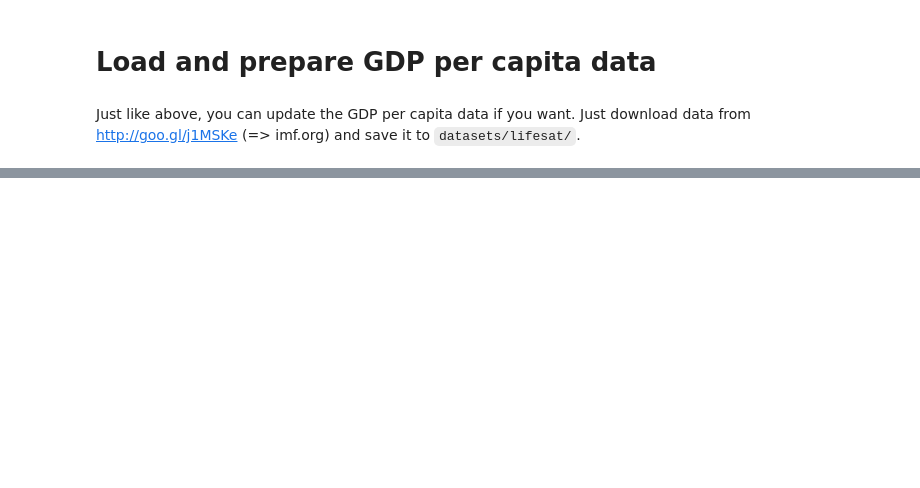
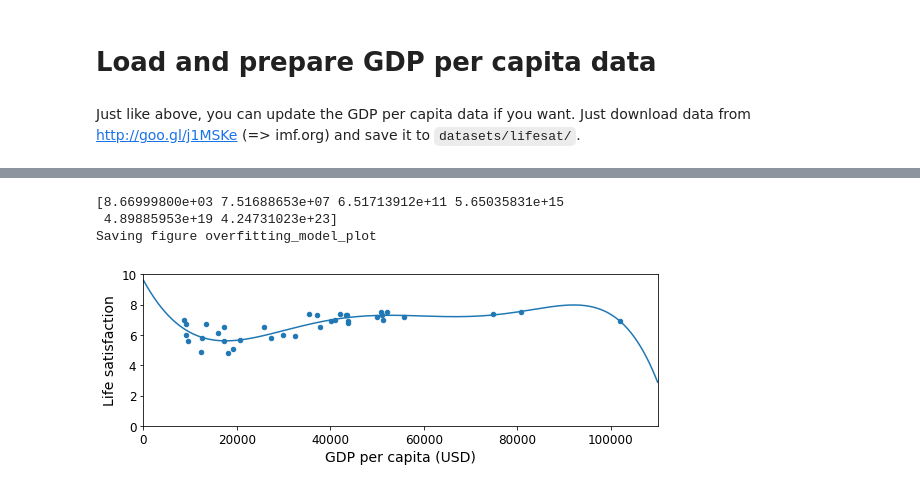
Before and after one commit to romangrothausmann/handson-ml2, a Jupyter notebook: 01_the_machine_learning_landscape.ipynb, the cells around one changed output, grey strips where cells are left out. Cells and saved outputs as stored; diff of their text form; code cells hidden in the pictures; blank space fills up the shorter version.

Commit message:
print poly features

```diff
--- a/01_the_machine_learning_landscape.ipynb
+++ b/01_the_machine_learning_landscape.ipynb
@@ -417,20 +509,27 @@ plt.show()
 # %%
 full_country_stats.plot(kind='scatter', x="GDP per capita", y='Life satisfaction', figsize=(8,3))
 plt.axis([0, 110000, 0, 10])
 
 from sklearn import preprocessing
 from sklearn import pipeline
 
 poly = preprocessing.PolynomialFeatures(degree=6, include_bias=False)
+X_poly= poly.fit_transform(Xfull)
+print(X_poly[0])
 scaler = preprocessing.StandardScaler()
 lin_reg2 = linear_model.LinearRegression()
 
 pipeline_reg = pipeline.Pipeline([('poly', poly), ('scal', scaler), ('lin', lin_reg2)])
 pipeline_reg.fit(Xfull, yfull)
 curve = pipeline_reg.predict(X[:, np.newaxis])
 plt.plot(X, curve)
 plt.xlabel("GDP per capita (USD)")
 save_fig('overfitting_model_plot',fig_extension='svg')
 plt.show()
+# %% [output]
+[8.66999800e+03 7.51688653e+07 6.51713912e+11 5.65035831e+15
+ 4.89885953e+19 4.24731023e+23]
+Saving figure overfitting_model_plot
+[figure, added]
 # %%
 full_country_stats.loc[[c for c in full_country_stats.index if "W" in c.upper()]]["Life satisfaction"]
```
Also changed, not shown: parts of 21 cells of this notebook.
